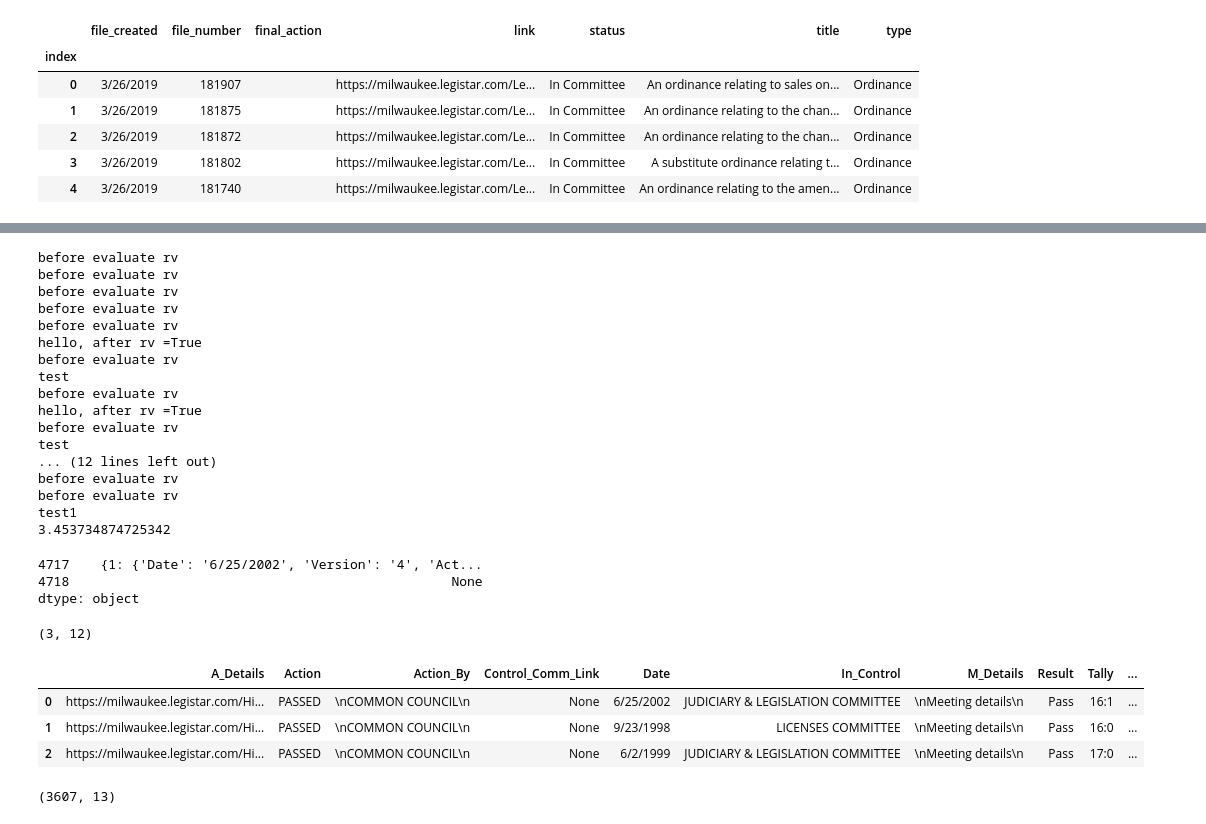
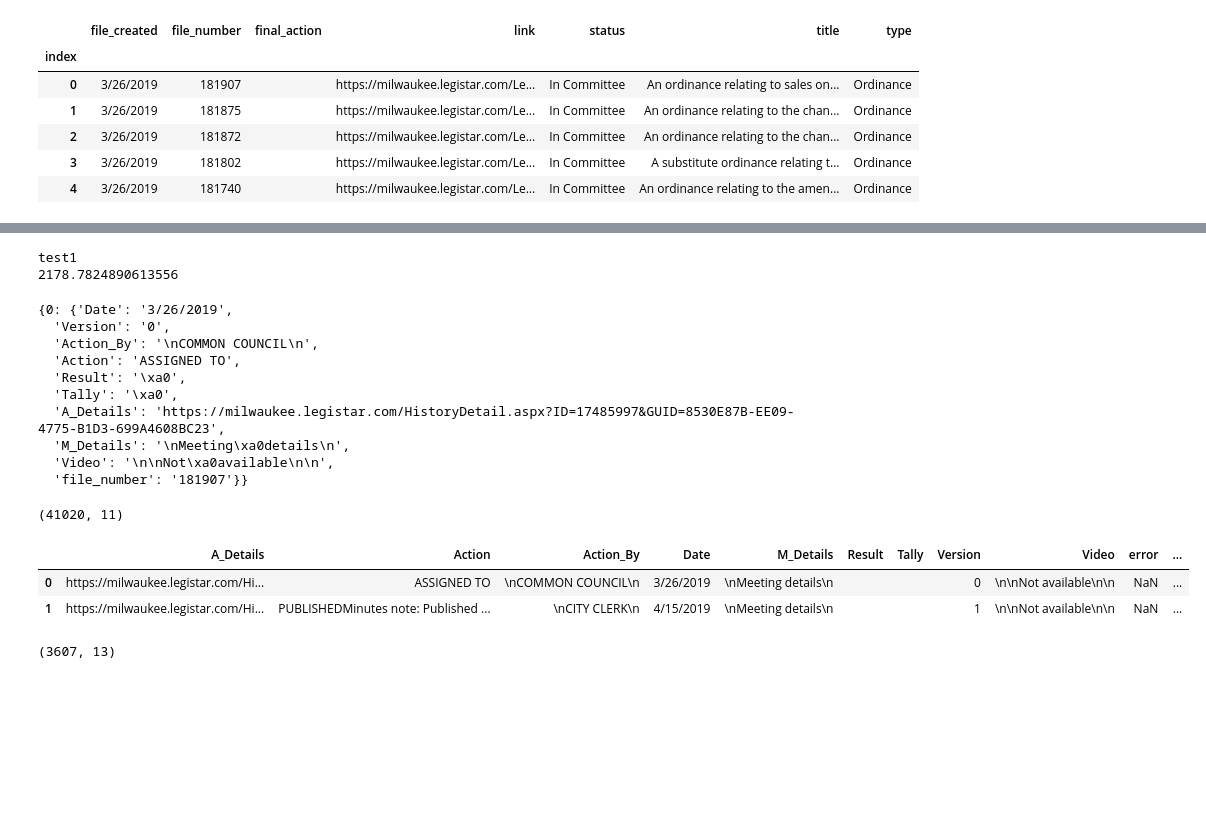
Before and after one commit to Aycrazy/voting_records_mke, a Jupyter notebook: get_voting_records.ipynb, the cells around one changed output, grey strips where cells are left out. Saved outputs shown, nothing was run; the diff lists cells and outputs as text; code cells hidden in the pictures; blank space fills up the shorter version.

```diff
--- a/get_voting_records.ipynb
+++ b/get_voting_records.ipynb
@@ -498,35 +509,30 @@ start = time.time()
 #                 rv = get_passed_dets_link(rowDriver)
 #                 if rv:
 #                     links_dict[i] = rv
-out = paralellize_get_passed(meta_df[-20:], mp_apply_get_dets, 8,16)
+
+#NOTE ---> NEW_PASSED was new passed legislation data, but now it is a more inclusive set of rows
+#that include full history of council actions for any ordinance
+out = paralellize_get_passed(meta_df, mp_apply_get_dets, mp.cpu_count(),16)
 
 end=time.time()
 
 print(end-start)
 # %% [output]
-before evaluate rv
-before evaluate rv
-before evaluate rv
-before evaluate rv
-before evaluate rv
-hello, after rv =True
-before evaluate rv
-test
-before evaluate rv
-hello, after rv =True
-before evaluate rv
-test
-... (12 lines left out)
-before evaluate rv
-before evaluate rv
 test1
-3.453734874725342
+2178.7824890613556
 # %%
-out[0]
+out[0][0]
 # %% [output]
-4717    {1: {'Date': '6/25/2002', 'Version': '4', 'Act...
-4718                                                 None
-dtype: object
+{0: {'Date': '3/26/2019',
+  'Version': '0',
+  'Action_By': '\nCOMMON COUNCIL\n',
+  'Action': 'ASSIGNED TO',
+  'Result': '\xa0',
+  'Tally': '\xa0',
+  'A_Details': 'https://milwaukee.legistar.com/HistoryDetail.aspx?ID=17485997&GUID=8530E87B-EE09-4775-B1D3-699A4608BC23',
+  'M_Details': '\nMeeting\xa0details\n',
+  'Video': '\n\nNot\xa0available\n\n',
+  'file_number': '181907'}}
 # %%
 good_rows=[v  for i in out  for row in i  if row !=None for k,v in row.items()]
 # %%
@@ -536,11 +542,10 @@ new_passed = pd.DataFrame(good_rows)
 
 new_passed.shape
 # %% [output]
-(3, 12)
+(41020, 11)
 # %%
-new_passed
+new_passed.head(2)
 # %% [output]
-|  | A_Details | Action | Action_By | Control_Comm_Link | Date | In_Control | M_Details | Result | Tally | ... |
-| 0 | https://milwaukee.legistar.com/Hi... | PASSED | \nCOMMON COUNCIL\n | None | 6/25/2002 | JUDICIARY & LEGISLATION COMMITTEE | \nMeeting details\n | Pass | 16:1 | ... |
-| 1 | https://milwaukee.legistar.com/Hi... | PASSED | \nCOMMON COUNCIL\n | None | 9/23/1998 | LICENSES COMMITTEE | \nMeeting details\n | Pass | 16:0 | ... |
-| 2 | https://milwaukee.legistar.com/Hi... | PASSED | \nCOMMON COUNCIL\n | None | 6/2/1999 | JUDICIARY & LEGISLATION COMMITTEE | \nMeeting details\n | Pass | 17:0 | ... |
+|  | A_Details | Action | Action_By | Date | M_Details | Result | Tally | Version | Video | error | ... |
+| 0 | https://milwaukee.legistar.com/Hi... | ASSIGNED TO | \nCOMMON COUNCIL\n | 3/26/2019 | \nMeeting details\n |  |  | 0 | \n\nNot available\n\n | NaN | ... |
+| 1 | https://milwaukee.legistar.com/Hi... | PUBLISHEDMinutes note: Published ... | \nCITY CLERK\n | 4/15/2019 | \nMeeting details\n |  |  | 1 | \n\nNot available\n\n | NaN | ... |
```
Also changed, not shown: parts of 8 cells of this notebook, 3 other files.
